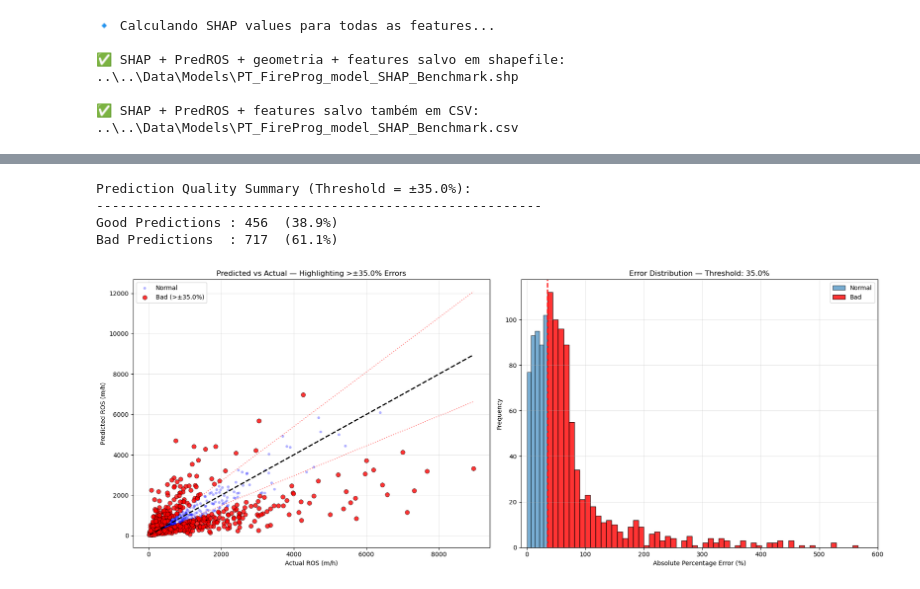
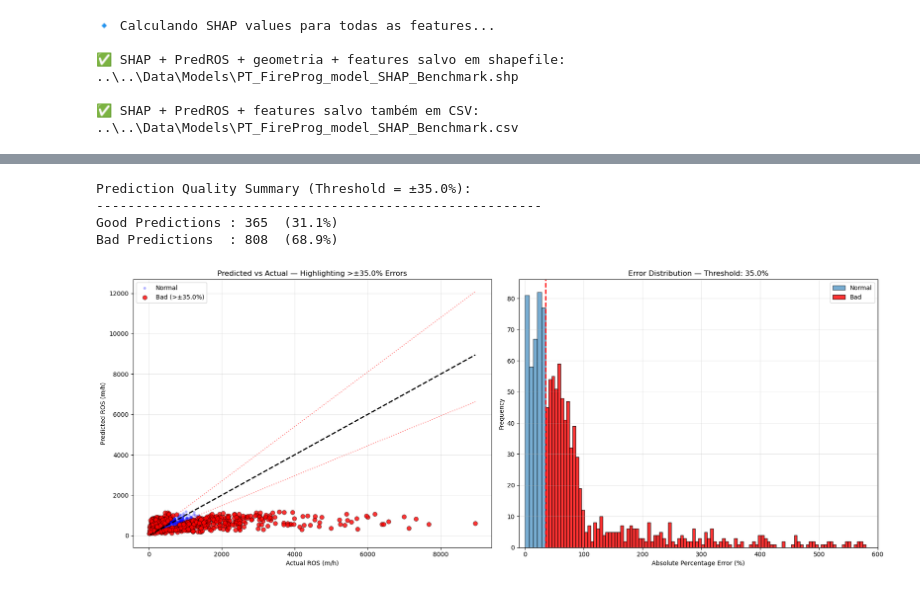
Before and after one commit to rafael-bork/FIRE-HACK-Project, a Jupyter notebook: Notebooks/4Models/Linear_model.ipynb, the cells around one changed output, grey strips where cells are left out. Cells and saved outputs as stored; diff of their text form; code cells hidden in the pictures.

```diff
--- a/Notebooks/4Models/Linear_model.ipynb
+++ b/Notebooks/4Models/Linear_model.ipynb
@@ -1526,6 +1488,16 @@ plt.show()
 # %%
 import matplotlib.pyplot as plt
 import numpy as np
+
+# =============================
+# Usar previsões do modelo final
+# =============================
+avg_actual_log = y_model.values
+avg_pred_log   = pipeline_model.predict(X_model)
+
+# Converter para escala linear
+avg_actual_linear = inverse_safe_log(avg_actual_log)
+avg_pred_linear   = inverse_safe_log(avg_pred_log)
 
 # =============================
 # Configurações
@@ -1592,33 +1564,33 @@ x_range = np.linspace(min_val, max_val, 100)
 factor = 1 + threshold/100
 ax[0].plot(x_range, x_range * factor, 'r:', linewidth=1.5, alpha=0.5)
 ax[0].plot(x_range, x_range / factor, 'r:', linewidth=1.5, alpha=0.5)
 
 ax[0].set_xlabel("Actual ROS (m/h)")
 ax[0].set_ylabel("Predicted ROS (m/h)")
 ax[0].set_title(f"Predicted vs Actual — Highlighting >±{threshold}% Errors")
 ax[0].grid(True, alpha=0.3)
 ax[0].legend()
 
 # =============================
 # PLOT 2 — HISTOGRAM ERROR DISTRIBUTION
 # =============================
 ax[1].hist(percent_errors[~bad_pred_mask], bins=5, alpha=0.6, edgecolor='black', label='Normal')
 ax[1].hist(percent_errors[bad_pred_mask], bins=300, alpha=0.8, color='red', edgecolor='black', label='Bad')
 
 ax[1].axvline(x=threshold, color='red', linestyle='--', linewidth=2)
 
 ax[1].set_xlabel("Absolute Percentage Error (%)")
 ax[1].set_ylabel("Frequency")
 ax[1].set_xlim(-10, 600)
 ax[1].set_title(f"Error Distribution — Threshold: {threshold}%")
 ax[1].grid(True, alpha=0.3)
 ax[1].legend()
 
 plt.tight_layout()
 plt.show()
 # %% [output]
 Prediction Quality Summary (Threshold = ±35.0%):
 ---------------------------------------------------------
-Good Predictions : 456  (38.9%)
-Bad Predictions  : 717  (61.1%)
+Good Predictions : 365  (31.1%)
+Bad Predictions  : 808  (68.9%)
-[figure, old version]
+[figure, new version]
```
Also changed, not shown: parts of 6 cells of this notebook.
